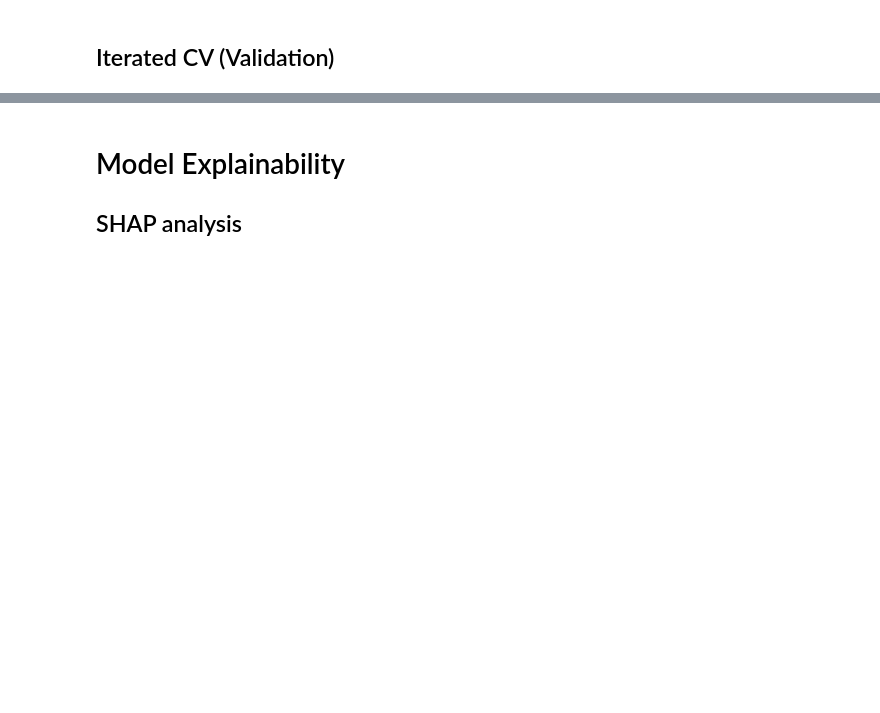
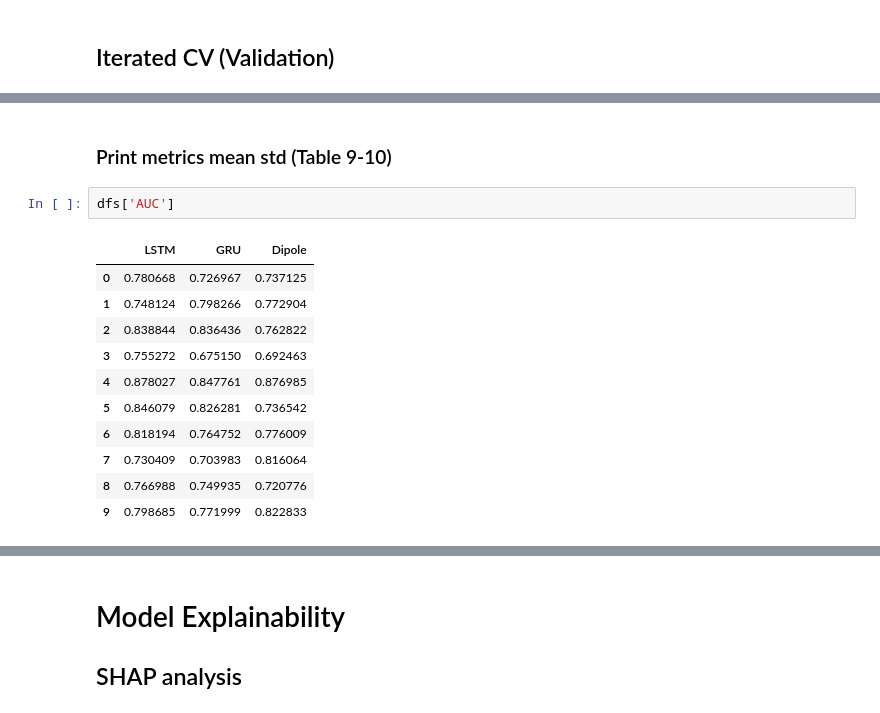
Before and after one commit to giordamaug/Embed_Clinical_Sequences_Asplenic, a Jupyter notebook: notebook.ipynb, the cells around one changed output, grey strips where cells are left out. Drawn from its saved outputs; the diff is of its cells as text; blank space fills up the shorter version.

```diff
--- a/notebook.ipynb
+++ b/notebook.ipynb
@@ -389,0 +397,16 @@ VBox(children=(Tab(children=(Output(),), _titles={'0': '📉 Training Plot'}), T
+# %% [markdown]
+### Print metrics mean std (Table 9-10)
+# %%
+dfs['AUC']
+# %% [output]
+|  | LSTM | GRU | Dipole |
+| 0 | 0.780668 | 0.726967 | 0.737125 |
+| 1 | 0.748124 | 0.798266 | 0.772904 |
+| 2 | 0.838844 | 0.836436 | 0.762822 |
+| 3 | 0.755272 | 0.675150 | 0.692463 |
+| 4 | 0.878027 | 0.847761 | 0.876985 |
+| 5 | 0.846079 | 0.826281 | 0.736542 |
+| 6 | 0.818194 | 0.764752 | 0.776009 |
+| 7 | 0.730409 | 0.703983 | 0.816064 |
+| 8 | 0.766988 | 0.749935 | 0.720776 |
+| 9 | 0.798685 | 0.771999 | 0.822833 |
```
Also changed, not shown: parts of 2 cells of this notebook.
